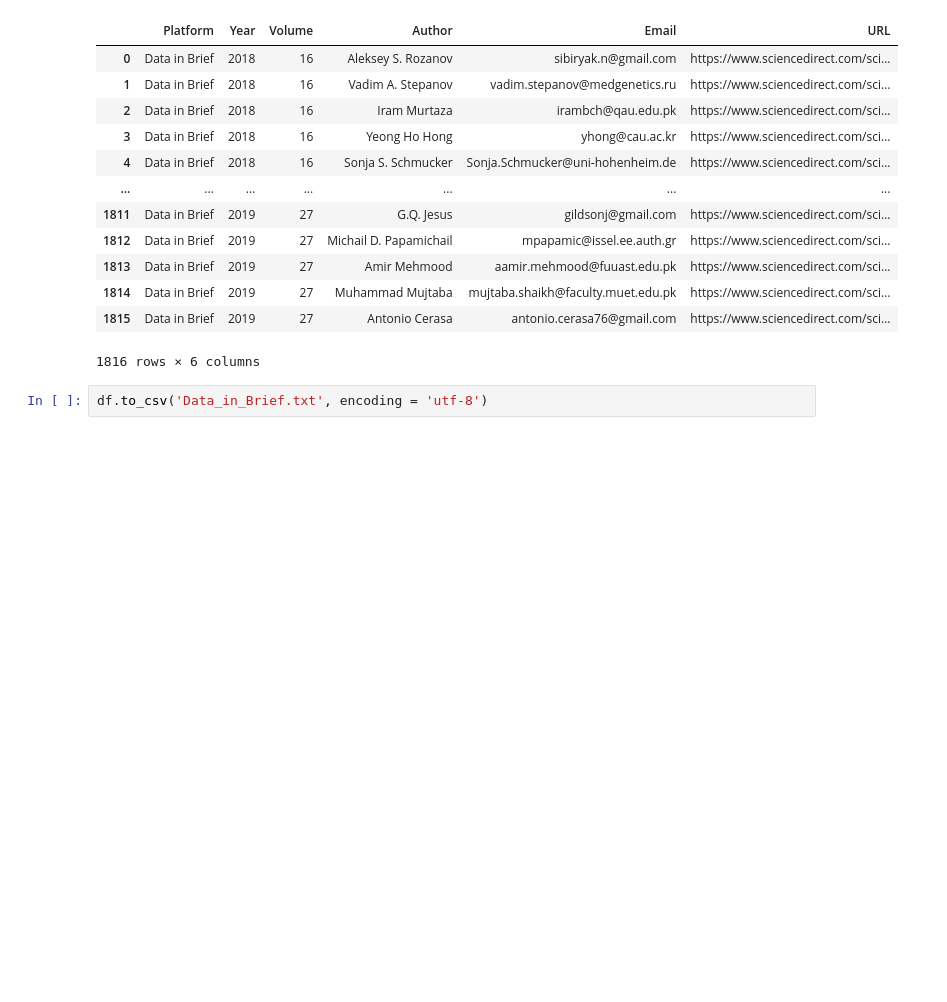
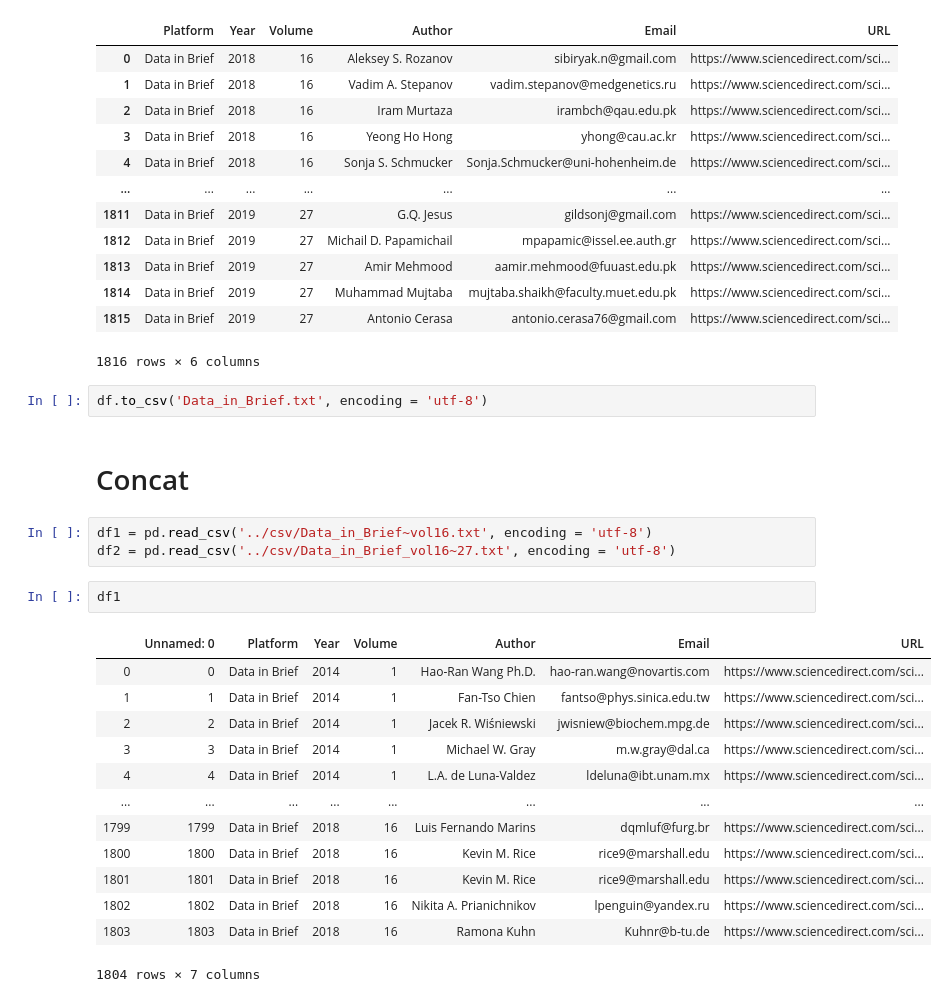
Before and after one commit to soothingni/OEJU, a Jupyter notebook: ArticleCrawler/source/Data_in_Brief.ipynb, the cells around one changed output. Drawn from its saved outputs; the diff is of its cells as text; blank space fills up the shorter version.

Commit message:
Data in Brief CONCAT

```diff
--- a/ArticleCrawler/source/Data_in_Brief.ipynb
+++ b/ArticleCrawler/source/Data_in_Brief.ipynb
@@ -270,3 +270,24 @@ df
 1816 rows × 6 columns
 # %%
 df.to_csv('Data_in_Brief.txt', encoding = 'utf-8')
+# %% [markdown]
+# Concat
+# %%
+df1 = pd.read_csv('../csv/Data_in_Brief~vol16.txt', encoding = 'utf-8')
+df2 = pd.read_csv('../csv/Data_in_Brief_vol16~27.txt', encoding = 'utf-8')
+# %%
+df1
+# %% [output]
+|  | Unnamed: 0 | Platform | Year | Volume | Author | Email | URL |
+| 0 | 0 | Data in Brief | 2014 | 1 | Hao-Ran Wang Ph.D. | hao-ran.wang@novartis.com | https://www.sciencedirect.com/sci... |
+| 1 | 1 | Data in Brief | 2014 | 1 | Fan-Tso Chien | fantso@phys.sinica.edu.tw | https://www.sciencedirect.com/sci... |
+| 2 | 2 | Data in Brief | 2014 | 1 | Jacek R. Wiśniewski | jwisniew@biochem.mpg.de | https://www.sciencedirect.com/sci... |
+| 3 | 3 | Data in Brief | 2014 | 1 | Michael W. Gray | m.w.gray@dal.ca | https://www.sciencedirect.com/sci... |
+| 4 | 4 | Data in Brief | 2014 | 1 | L.A. de Luna-Valdez | ldeluna@ibt.unam.mx | https://www.sciencedirect.com/sci... |
+| ... | ... | ... | ... | ... | ... | ... | ... |
+| 1799 | 1799 | Data in Brief | 2018 | 16 | Luis Fernando Marins | dqmluf@furg.br | https://www.sciencedirect.com/sci... |
+| 1800 | 1800 | Data in Brief | 2018 | 16 | Kevin M. Rice | rice9@marshall.edu | https://www.sciencedirect.com/sci... |
+| 1801 | 1801 | Data in Brief | 2018 | 16 | Kevin M. Rice | rice9@marshall.edu | https://www.sciencedirect.com/sci... |
+| 1802 | 1802 | Data in Brief | 2018 | 16 | Nikita A. Prianichnikov | lpenguin@yandex.ru | https://www.sciencedirect.com/sci... |
+| 1803 | 1803 | Data in Brief | 2018 | 16 | Ramona Kuhn | Kuhnr@b-tu.de | https://www.sciencedirect.com/sci... |
+1804 rows × 7 columns
```
Also changed, not shown: parts of 3 cells of this notebook, 3 other files.
